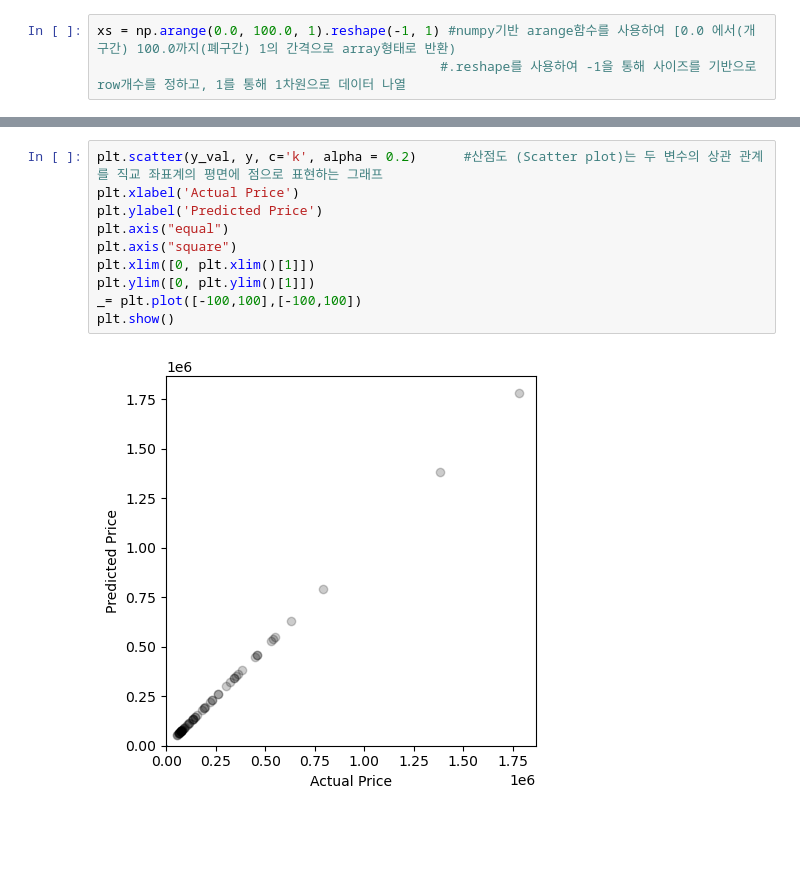
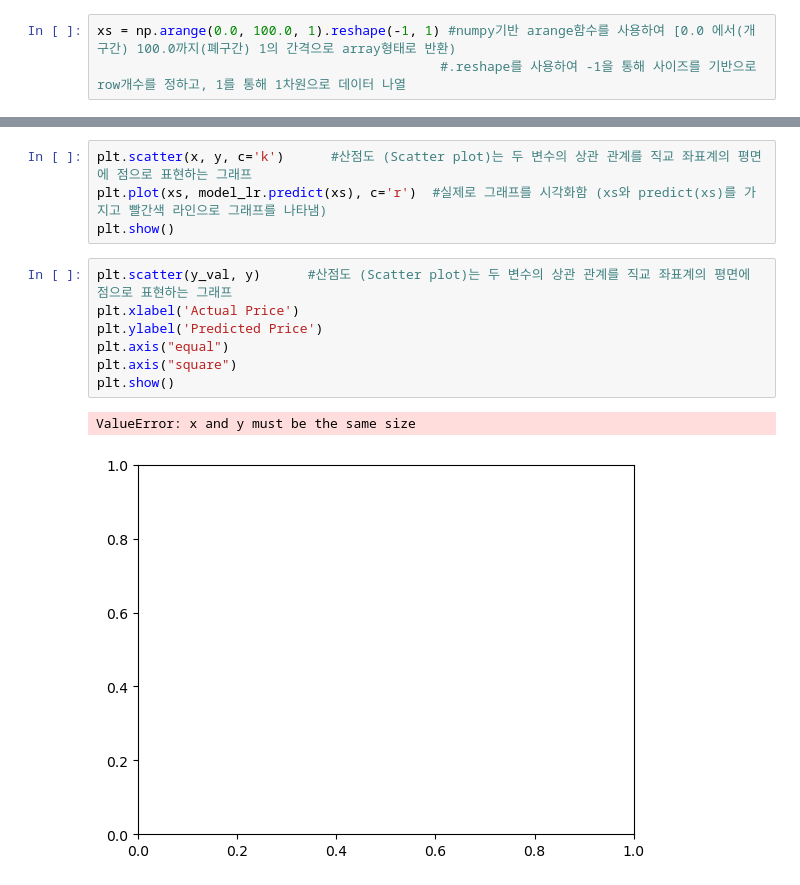
Before and after one commit to johnhongtony/2023ML-and-DL, a Jupyter notebook: test.ipynb, the cells around one changed output, grey strips where cells are left out. Cells and saved outputs as stored; diff of their text form; blank space fills up the shorter version.

```diff
--- a/test.ipynb
+++ b/test.ipynb
@@ -224,15 +230,17 @@ model_dt.score(x, y)
+# %%
+plt.scatter(x, y, c='k')      #산점도 (Scatter plot)는 두 변수의 상관 관계를 직교 좌표계의 평면에 점으로 표현하는 그래프
+plt.plot(xs, model_lr.predict(xs), c='r')  #실제로 그래프를 시각화함 (xs와 predict(xs)를 가지고 빨간색 라인으로 그래프를 나타냄)
+plt.show()
 # %%
-plt.scatter(y_val, y, c='k', alpha = 0.2)      #산점도 (Scatter plot)는 두 변수의 상관 관계를 직교 좌표계의 평면에 점으로 표현하는 그래프
+plt.scatter(y_val, y)      #산점도 (Scatter plot)는 두 변수의 상관 관계를 직교 좌표계의 평면에 점으로 표현하는 그래프
 plt.xlabel('Actual Price')
 plt.ylabel('Predicted Price')
 plt.axis("equal")
 plt.axis("square")
-plt.xlim([0, plt.xlim()[1]])
-plt.ylim([0, plt.ylim()[1]])
-_= plt.plot([-100,100],[-100,100])
 plt.show()
 # %% [output]
+ValueError: x and y must be the same size
-[figure, old version]
+[figure, new version]
 # %%
 plt.scatter(x, y, c='k')      #산점도 (Scatter plot)는 두 변수의 상관 관계를 직교 좌표계의 평면에 점으로 표현하는 그래프
 plt.plot(xs, model_dt.predict(xs), c='r')  #실제로 그래프를 시각화함 (xs와 predict(xs)를 가지고 빨간색 라인으로 그래프를 나타냄)
```
Also changed, not shown: parts of 13 cells of this notebook.
